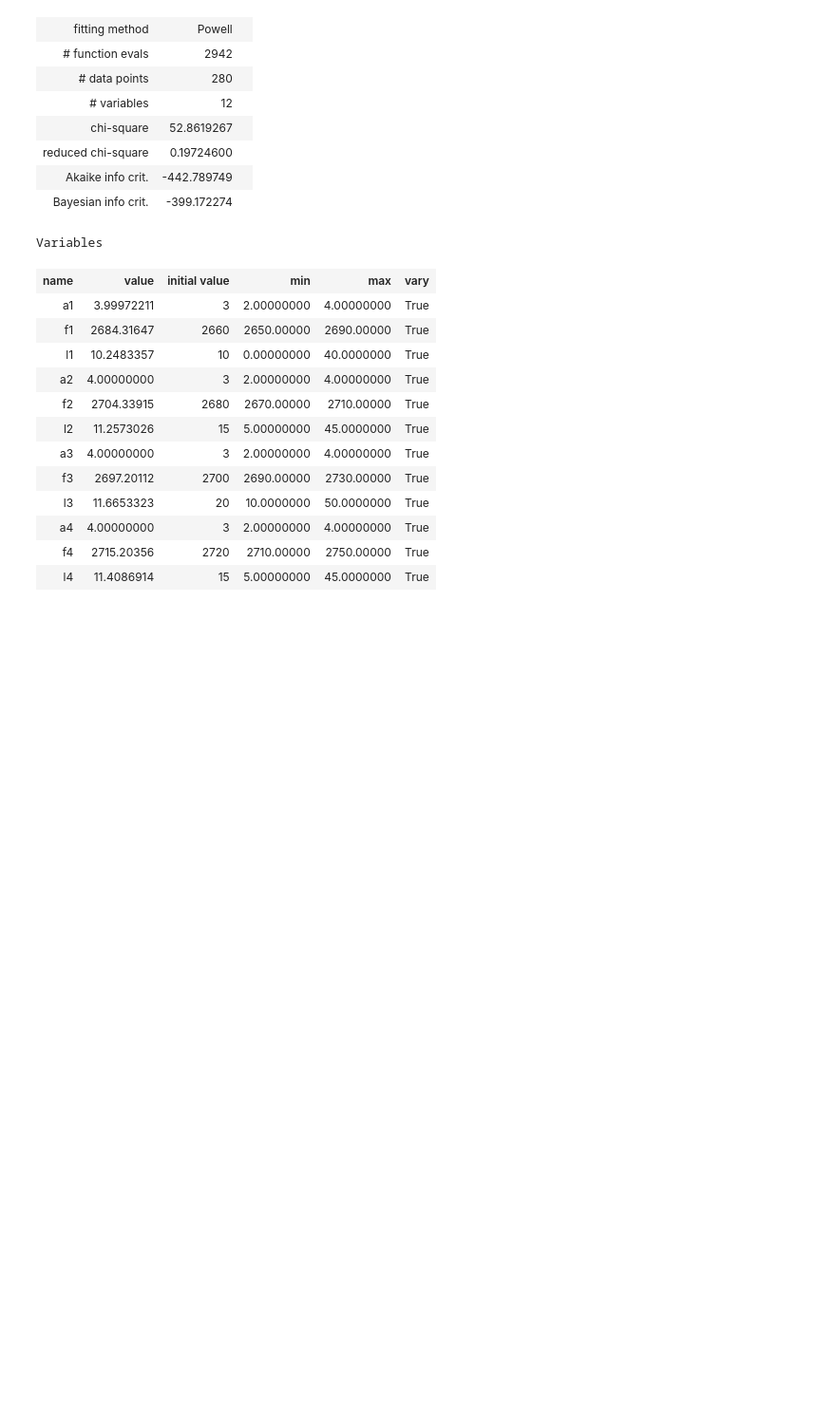
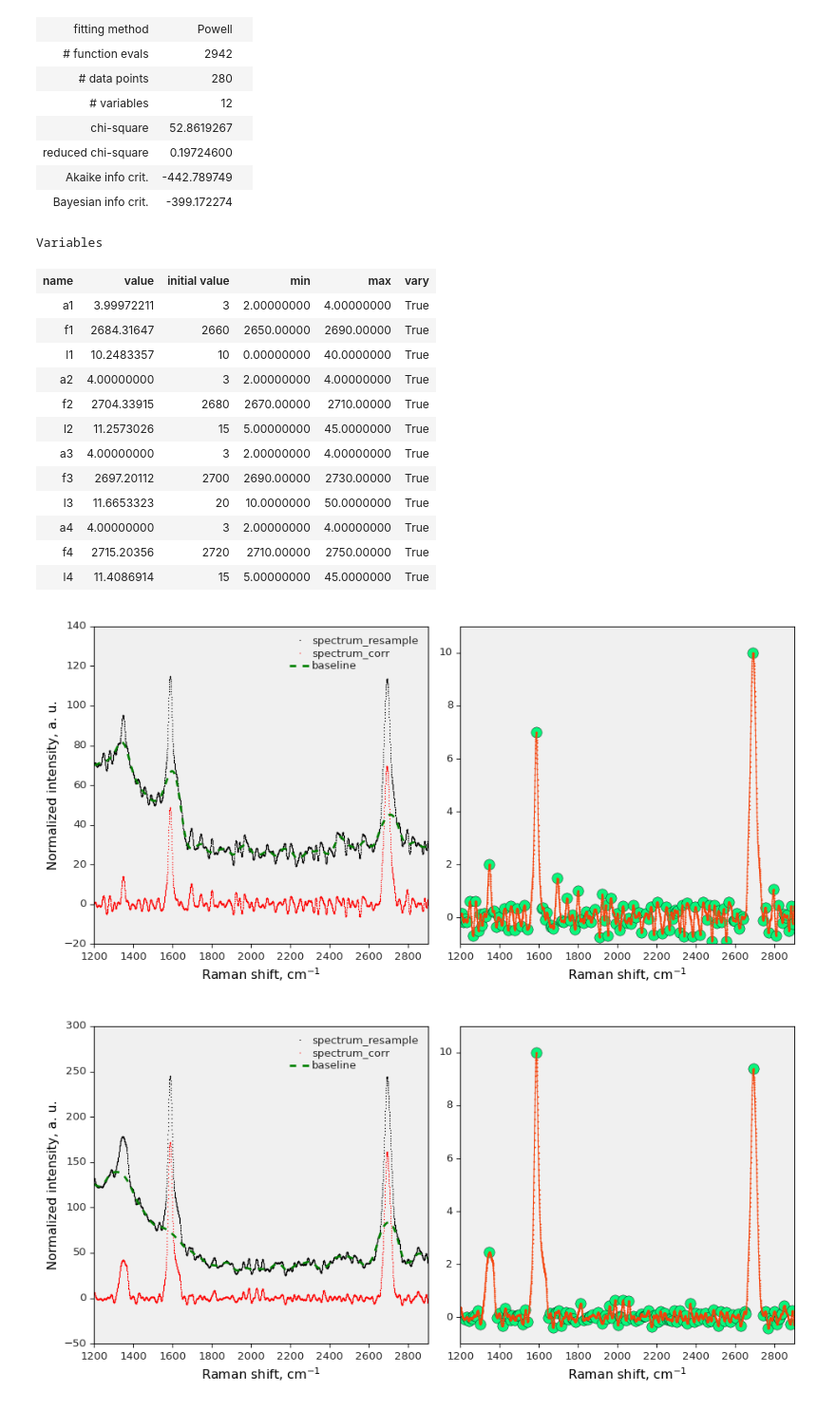
Before and after one commit to WentongZhou/raman, a Jupyter notebook: Testing.ipynb, the cells around one changed output. Shown at 95% size. Cells and saved outputs as stored; diff of their text form; code cells hidden in the pictures; blank space fills up the shorter version.

```diff
--- a/Testing.ipynb
+++ b/Testing.ipynb
@@ -186,3 +198,8 @@ Variables
 | a4 | 4.00000000 | 3 | 2.00000000 | 4.00000000 | True |
 | f4 | 2715.20356 | 2720 | 2710.00000 | 2750.00000 | True |
 | l4 | 11.4086914 | 15 | 5.00000000 | 45.0000000 | True |
+# %%
+peaks,signals = raman_batch(r'../5',1200,2900)
+# %% [output]
+[figure, added]
+[figure, added]
```
Also changed, not shown: parts of 8 cells of this notebook.
